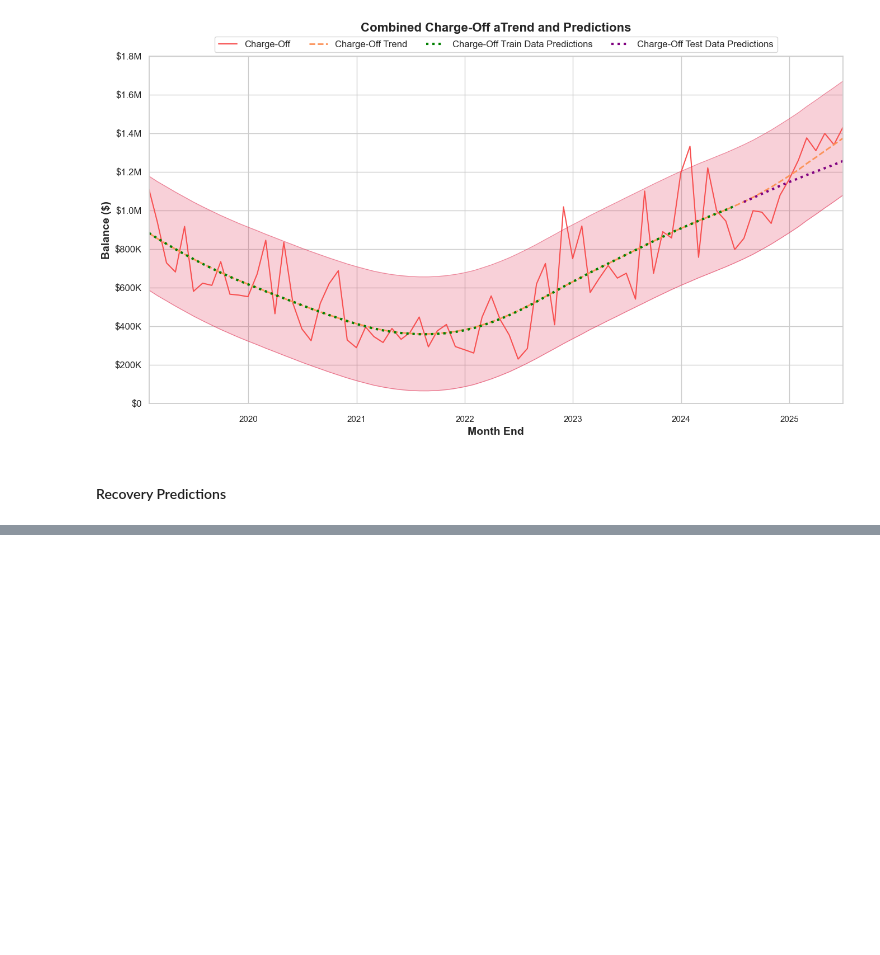
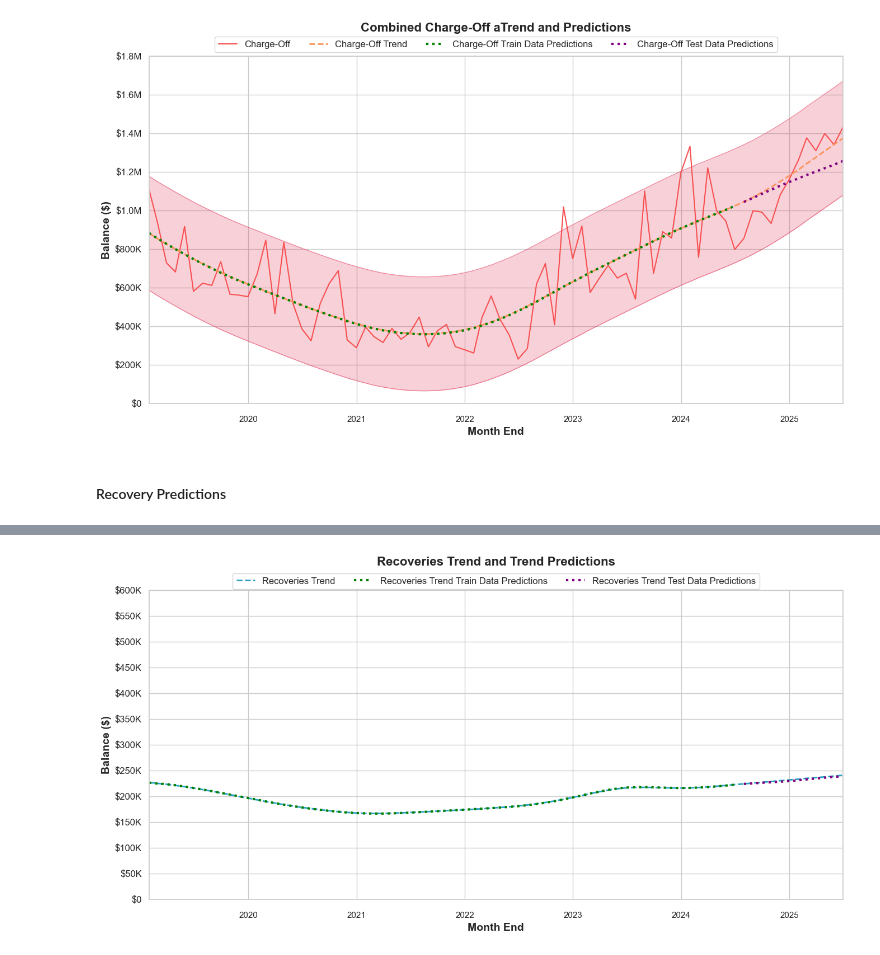
Before and after one commit to imoore99/TIME_SERIES_FORECASTING, a Jupyter notebook: TIME_SERIES_FORECASTING.ipynb, the cells around one changed output, grey strips where cells are left out. Cells and saved outputs as stored; diff of their text form; code cells hidden in the pictures; blank space fills up the shorter version.

```diff
--- a/TIME_SERIES_FORECASTING.ipynb
+++ b/TIME_SERIES_FORECASTING.ipynb
@@ -1250,0 +1113,8 @@ Stable R²: -1.451
+# %%
+title = 'Recoveries Trend and Trend Predictions'
+yticks = [0, 50000, 100000, 150000, 200000, 250000, 300000, 350000, 400000, 450000, 500000, 550000, 600000]
+yticks_labels = ['$0', '$50K', '$100K', '$150K', '$200K', '$250K', '$300K', '$350K', '$400K', '$450K', '$500K', '$550K', '$600K']
+plot_data(title, core_forecast_data, 'REC', 'Recoveries', 3, max(yticks), yticks, yticks_labels,
+              actual_data=False, trend_data=True, train_forecast=False, test_forecast=False, trend_train_forecast=True, trend_test_forecast=True, trend_ci=False)
+# %% [output]
+[figure, added]
```
Also changed, not shown: parts of 36 cells of this notebook.
